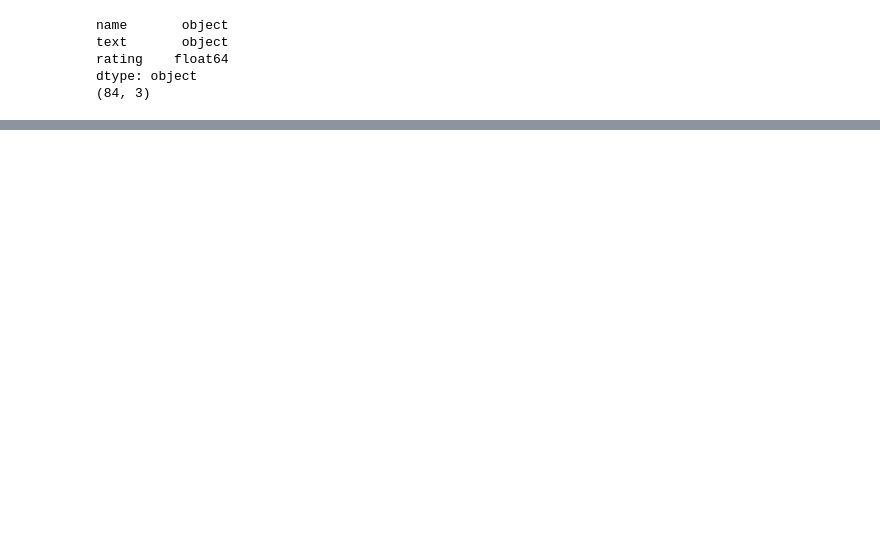
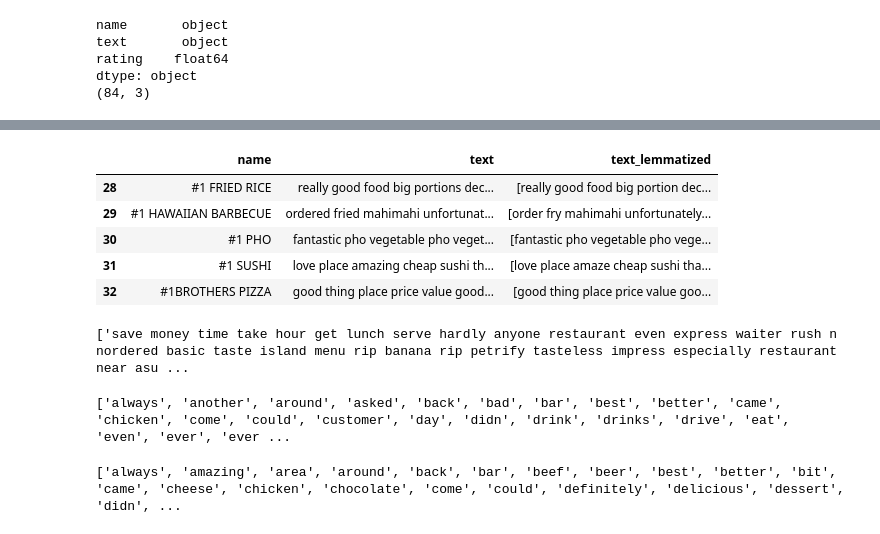
Before and after one commit to nspektor/Environmental-Consciousness-in-the-Restaurant-Business, a Jupyter notebook: tfidf_greens.ipynb, the cells around one changed output, grey strips where cells are left out. Cells and saved outputs as stored; diff of their text form; code cells hidden in the pictures; blank space fills up the shorter version.

Commit message:
green and nongreen words

```diff
--- a/tfidf_greens.ipynb
+++ b/tfidf_greens.ipynb
@@ -143,0 +140,13 @@ print(X.shape)
+# %%
+#clean will have no stopwords, mydfidf will
+resultgreen = green.copy()
+resultnongreen = nongreen.copy()
+# %%
+resultgreen['text'] = resultgreen['text'].apply(lambda x:remove_stopwords(x))
+resultnongreen['text'] = resultnongreen['text'].apply(lambda x:remove_stopwords(x))
+# %%
+resultgreen['text'] = resultgreen['text'].str.join(' ')
+resultnongreen['text'] = resultnongreen['text'].str.join(' ')
+# %%
+resultgreen['text_lemmatized'] = resultgreen.text.apply(lemmatize_text)
+resultnongreen['text_lemmatized'] = resultnongreen.text.apply(lemmatize_text)
@@ -143,0 +162,13 @@ print(X.shape)
+# %%
+resultnongreen.head()
+# %% [output]
+|  | name | text | text_lemmatized |
+| 28 | #1 FRIED RICE | really good food big portions dec... | [really good food big portion dec... |
+| 29 | #1 HAWAIIAN BARBECUE | ordered fried mahimahi unfortunat... | [order fry mahimahi unfortunately... |
+| 30 | #1 PHO | fantastic pho vegetable pho veget... | [fantastic pho vegetable pho vege... |
+| 31 | #1 SUSHI | love place amazing cheap sushi th... | [love place amaze cheap sushi tha... |
+| 32 | #1BROTHERS PIZZA | good thing place price value good... | [good thing place price value goo... |
+# %%
+resultgreen['text_lemmatized'][2]
+# %% [output]
+['save money time take hour get lunch serve hardly anyone restaurant even express waiter rush n nordered basic taste island menu rip banana rip petrify tasteless impress especially restaurant near asu ...
@@ -143,0 +182,8 @@ print(X.shape)
+# %%
+print(greenvectorizer.get_feature_names())
+# %% [output]
+['always', 'another', 'around', 'asked', 'back', 'bad', 'bar', 'best', 'better', 'came', 'chicken', 'come', 'could', 'customer', 'day', 'didn', 'drink', 'drinks', 'drive', 'eat', 'even', 'ever', 'ever ...
+# %%
+print(nongreenvectorizer.get_feature_names())
+# %% [output]
+['always', 'amazing', 'area', 'around', 'back', 'bar', 'beef', 'beer', 'best', 'better', 'bit', 'came', 'cheese', 'chicken', 'chocolate', 'come', 'could', 'definitely', 'delicious', 'dessert', 'didn', ...
```
Also changed, not shown: parts of 37 cells of this notebook, 2 other files.
